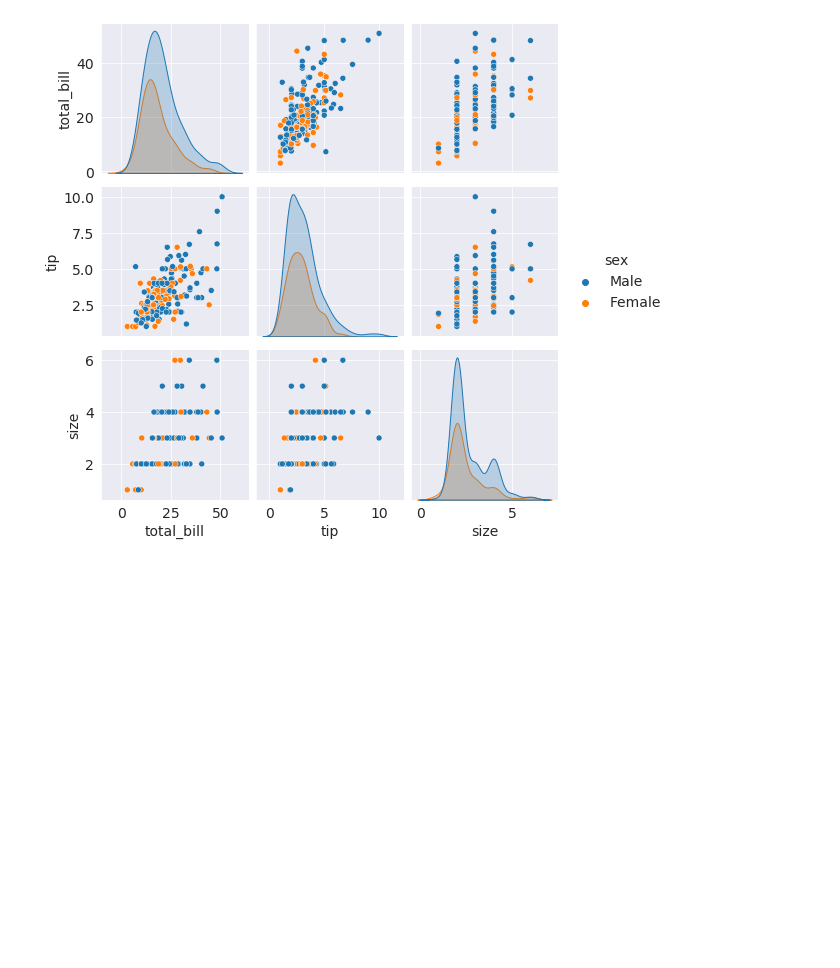
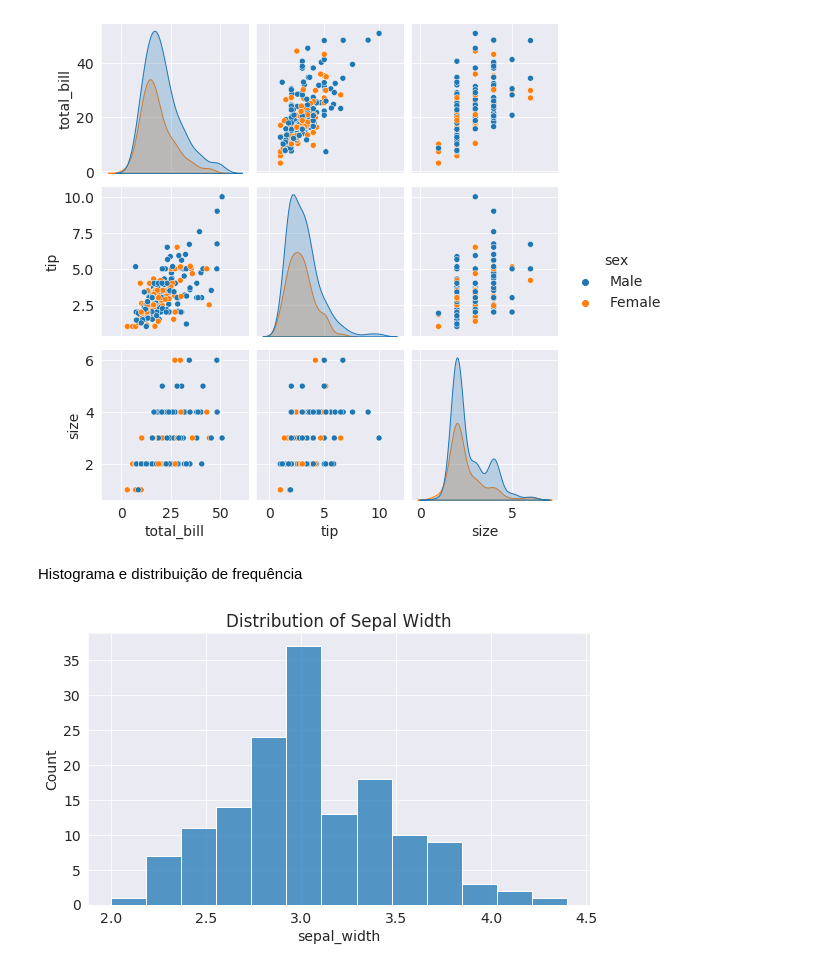
Before and after one commit to edineim/data_analysis_video_games_sales, a Jupyter notebook: Visualization_with_Matplotlib_and_Seaborn.ipynb, the cells around one changed output. Cells and saved outputs as stored; diff of their text form; code cells hidden in the pictures; blank space fills up the shorter version.

```diff
--- a/Visualization_with_Matplotlib_and_Seaborn.ipynb
+++ b/Visualization_with_Matplotlib_and_Seaborn.ipynb
@@ -465,3 +465,12 @@ sns.pairplot(flowers_df, hue='species');
 sns.pairplot(tips_df, hue='sex');
 # %% [output]
 [figure]
+# %% [markdown]
+Histograma e distribuição de frequência
+# %%
+data = sns.load_dataset("iris")
+# %%
+plt.title("Distribution of Sepal Width")
+sns.histplot(data.sepal_width, kde=False);
+# %% [output]
+[figure, added]
```
Also changed, not shown: parts of 14 cells of this notebook.
